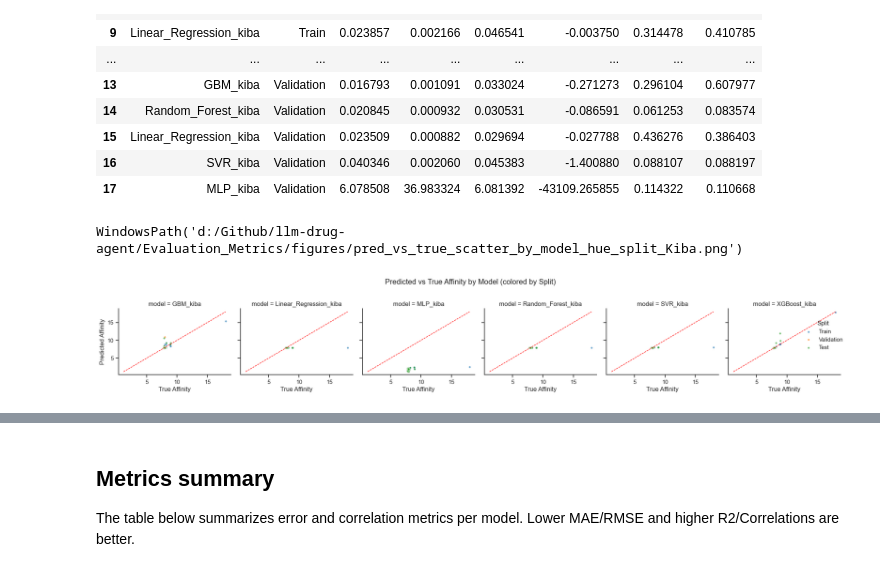
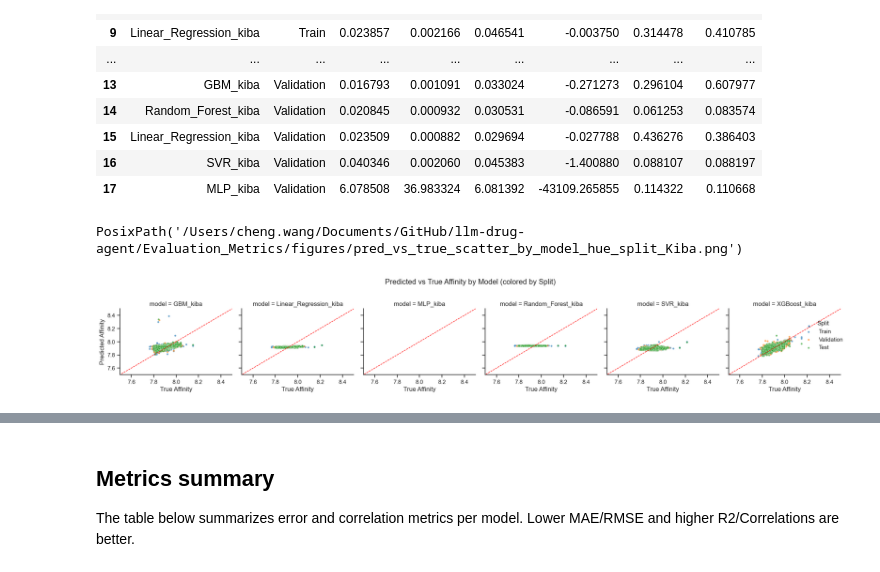
Before and after one commit to mmetalab/llm-drug-agent, a Jupyter notebook: Evaluation_Metrics/figures/Model_Evaluation_Kiba.ipynb, the cells around one changed output, grey strips where cells are left out. Cells and saved outputs as stored; diff of their text form; code cells hidden in the pictures.

```diff
--- a/Evaluation_Metrics/figures/Model_Evaluation_Kiba.ipynb
+++ b/Evaluation_Metrics/figures/Model_Evaluation_Kiba.ipynb
@@ -165,35 +177,37 @@ fig_dir.mkdir(parents=True, exist_ok=True)
 splits_present = [s for s in pd.Series(all_preds['Split']).astype(str).dropna().unique().tolist()]
 palette_base = {
     'Train': '#1f77b4',
     'Validation': '#ff7f0e',
     'Test': '#2ca02c',
     'Unknown': '#7f7f7f',
 }
 palette = {k: palette_base.get(k, '#7f7f7f') for k in splits_present}
 
 # Facet by Model; color by Split
 g = sns.FacetGrid(all_preds, col="model", sharex=True, sharey=True, height=3.2, margin_titles=True, hue="Split", palette=palette)
 g.map_dataframe(sns.scatterplot, x='y_true', y='y_pred', s=14, alpha=0.65)
 
 # Add y=x line to each facet
 min_v = np.nanmin(all_preds[['y_true','y_pred']].values)
 max_v = np.nanmax(all_preds[['y_true','y_pred']].values)
 for ax in g.axes.flatten():
     ax.plot([min_v, max_v], [min_v, max_v], ls='--', c='red', lw=1)
     ax.set_xlabel('True Affinity')
     ax.set_ylabel('Predicted Affinity')
+    ax.set_xlim(7.5, 8.5)
+    ax.set_ylim(7.5, 8.5)
 
 # Add legend once
 g.add_legend(title='Split')
 
 g.fig.suptitle('Predicted vs True Affinity by Model (colored by Split)', y=1.02)
 plt.tight_layout()
 scatter_path = fig_dir / 'pred_vs_true_scatter_by_model_hue_split_Kiba.png'
 plt.savefig(scatter_path, dpi=300, bbox_inches='tight')
 scatter_path
 # %% [output]
-WindowsPath('d:/Github/llm-drug-agent/Evaluation_Metrics/figures/pred_vs_true_scatter_by_model_hue_split_Kiba.png')
+PosixPath('/Users/cheng.wang/Documents/GitHub/llm-drug-agent/Evaluation_Metrics/figures/pred_vs_true_scatter_by_model_hue_split_Kiba.png')
-[figure, old version]
+[figure, new version]
 # %%
 # Residual box plot per model and split
 all_preds['residual'] = all_preds['y_pred'] - all_preds['y_true']
```
Also changed, not shown: parts of 3 cells of this notebook, 6 other files.
